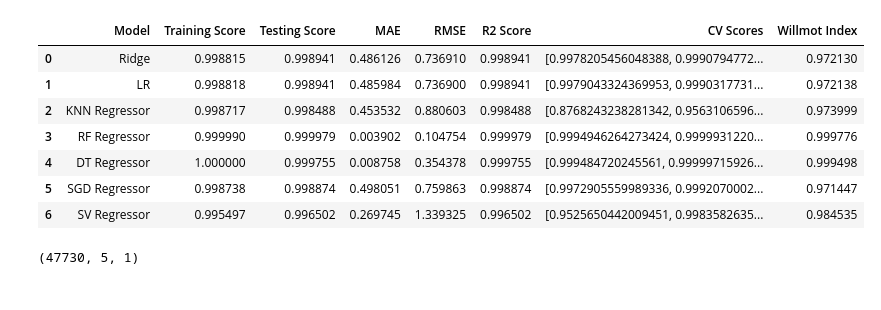
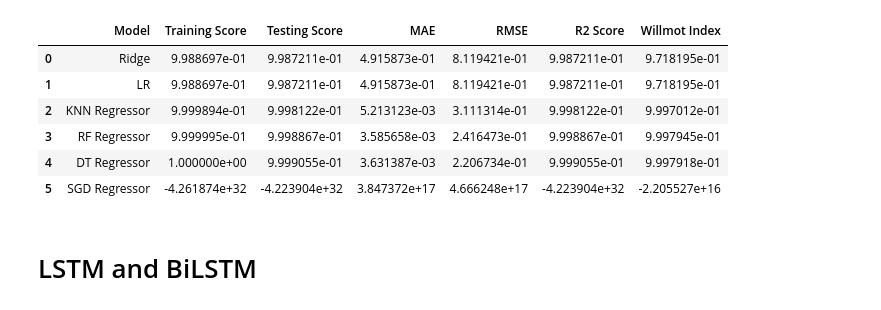
Before and after one commit to ImranNazir4/Data_Analysis_Projects, a Jupyter notebook: Indra_Coding_Tutorials/New folder/pm25.ipynb, the cells around one changed output. Cells and saved outputs as stored; diff of their text form; code cells hidden in the pictures.

```diff
--- a/Indra_Coding_Tutorials/New folder/pm25.ipynb
+++ b/Indra_Coding_Tutorials/New folder/pm25.ipynb
@@ -85,0 +152,6 @@ y_test.shape
+# %%
+X=X.values.reshape(X.shape[0],1)
+# %%
+X_train, X_test, y_train, y_test = train_test_split(X, y, test_size = 0.25)
+#X_train=X_train.values.reshape(X_train.shape[0],1)
+#X_test=X_test.values.reshape(X_test.shape[0],1)
@@ -99,12 +173,9 @@ r2_l = []
 wi_l = []
 cv_scores=[]
 # %%
-models_names=['Ridge','LR','KNN Regressor','RF Regressor','DT Regressor','SGD Regressor','SV Regressor']
+models_names=['Ridge','LR','KNN Regressor','RF Regressor','DT Regressor','SGD Regressor']
+              #'SV Regressor']
 # %%
-
-# Importing evaluation modules
-from sklearn.metrics import r2_score, mean_absolute_error, mean_squared_error
-
 # check the performance on diffrent regressor
 models = []
 models.append(('Ridge', Ridge()))
@@ -113,7 +184,7 @@ models.append(('KNeighborsRegressor', KNeighborsRegressor()))
 models.append(('Random Forest', RandomForestRegressor()))
 models.append(('Decision Tree', DecisionTreeRegressor()))
 models.append(('SGD Regressor', SGDRegressor()))
-models.append(('SV Regressor', SVR()))
+#models.append(('SV Regressor', SVR()))
 
 
 train_l = []
@@ -152,7 +223,7 @@ for name,model in models:
     # R2 score
     r2 = r2_score(y_test,predictions)
     r2_l.append(r2)
-    scores = cross_val_score(model, X, Y, cv=5, scoring='r2')
+    scores = cross_val_score(model, X, y, cv=5, scoring='r2')
     cv_scores.append(scores)
 
 
@@ -165,6 +236,8 @@ for name,model in models:
     print("-"*50)
     print('R2 score : ', r2)
     print("-"*50)
+    print('CV Score : ', scores)
+    print("-"*50)
     wi = willmott_index(y_test, predictions)
     print(f"Willmott's Index: {wi}")
     wi_l.append(wi)
@@ -173,6 +246,7 @@ for name,model in models:
 
 
     sns.regplot(x=y_test,y=predictions)
+    plt.ylabel("Predicted Value")
     plt.show()
 
 
@@ -277,21 +366,21 @@ Willmott's Index: 0.9714465425999933
 # %%
 report = pd.DataFrame({"Model": models_names,
                      "Training Score": train_l,
                      "Testing Score": test_l, "MAE": mae_l,
                      "RMSE": rmse_l,
                      "R2 Score": r2_l,
-                     "CV Scores":cv_scores,
                     "Willmot Index": wi_l})
 report
 # %% [output]
-|  | Model | Training Score | Testing Score | MAE | RMSE | R2 Score | CV Scores | Willmot Index |
-| 0 | Ridge | 0.998815 | 0.998941 | 0.486126 | 0.736910 | 0.998941 | [0.9978205456048388, 0.9990794772... | 0.972130 |
-| 1 | LR | 0.998818 | 0.998941 | 0.485984 | 0.736900 | 0.998941 | [0.9979043324369953, 0.9990317731... | 0.972138 |
-| 2 | KNN Regressor | 0.998717 | 0.998488 | 0.453532 | 0.880603 | 0.998488 | [0.8768243238281342, 0.9563106596... | 0.973999 |
-| 3 | RF Regressor | 0.999990 | 0.999979 | 0.003902 | 0.104754 | 0.999979 | [0.9994946264273424, 0.9999931220... | 0.999776 |
-| 4 | DT Regressor | 1.000000 | 0.999755 | 0.008758 | 0.354378 | 0.999755 | [0.999484720245561, 0.99999715926... | 0.999498 |
-| 5 | SGD Regressor | 0.998738 | 0.998874 | 0.498051 | 0.759863 | 0.998874 | [0.9972905559989336, 0.9992070002... | 0.971447 |
-| 6 | SV Regressor | 0.995497 | 0.996502 | 0.269745 | 1.339325 | 0.996502 | [0.9525650442009451, 0.9983582635... | 0.984535 |
+|  | Model | Training Score | Testing Score | MAE | RMSE | R2 Score | Willmot Index |
+| 0 | Ridge | 9.988697e-01 | 9.987211e-01 | 4.915873e-01 | 8.119421e-01 | 9.987211e-01 | 9.718195e-01 |
+| 1 | LR | 9.988697e-01 | 9.987211e-01 | 4.915873e-01 | 8.119421e-01 | 9.987211e-01 | 9.718195e-01 |
+| 2 | KNN Regressor | 9.999894e-01 | 9.998122e-01 | 5.213123e-03 | 3.111314e-01 | 9.998122e-01 | 9.997012e-01 |
+| 3 | RF Regressor | 9.999995e-01 | 9.998867e-01 | 3.585658e-03 | 2.416473e-01 | 9.998867e-01 | 9.997945e-01 |
+| 4 | DT Regressor | 1.000000e+00 | 9.999055e-01 | 3.631387e-03 | 2.206734e-01 | 9.999055e-01 | 9.997918e-01 |
+| 5 | SGD Regressor | -4.261874e+32 | -4.223904e+32 | 3.847372e+17 | 4.666248e+17 | -4.223904e+32 | -2.205527e+16 |
+# %% [markdown]
+# LSTM and BiLSTM
 # %%
 # Reshape the input data to match LSTM layer input shape
 train_data = np.resize(X_train, (X_train.shape[0], X_train.shape[1], 1))
@@ -299,4 +389,0 @@ test_data = np.resize(X_test, (X_test.shape[0], X_test.shape[1], 1))
-# %%
-train_data.shape
-# %% [output]
-(47730, 5, 1)
```
Also changed, not shown: parts of 48 cells of this notebook, 2 other files.
